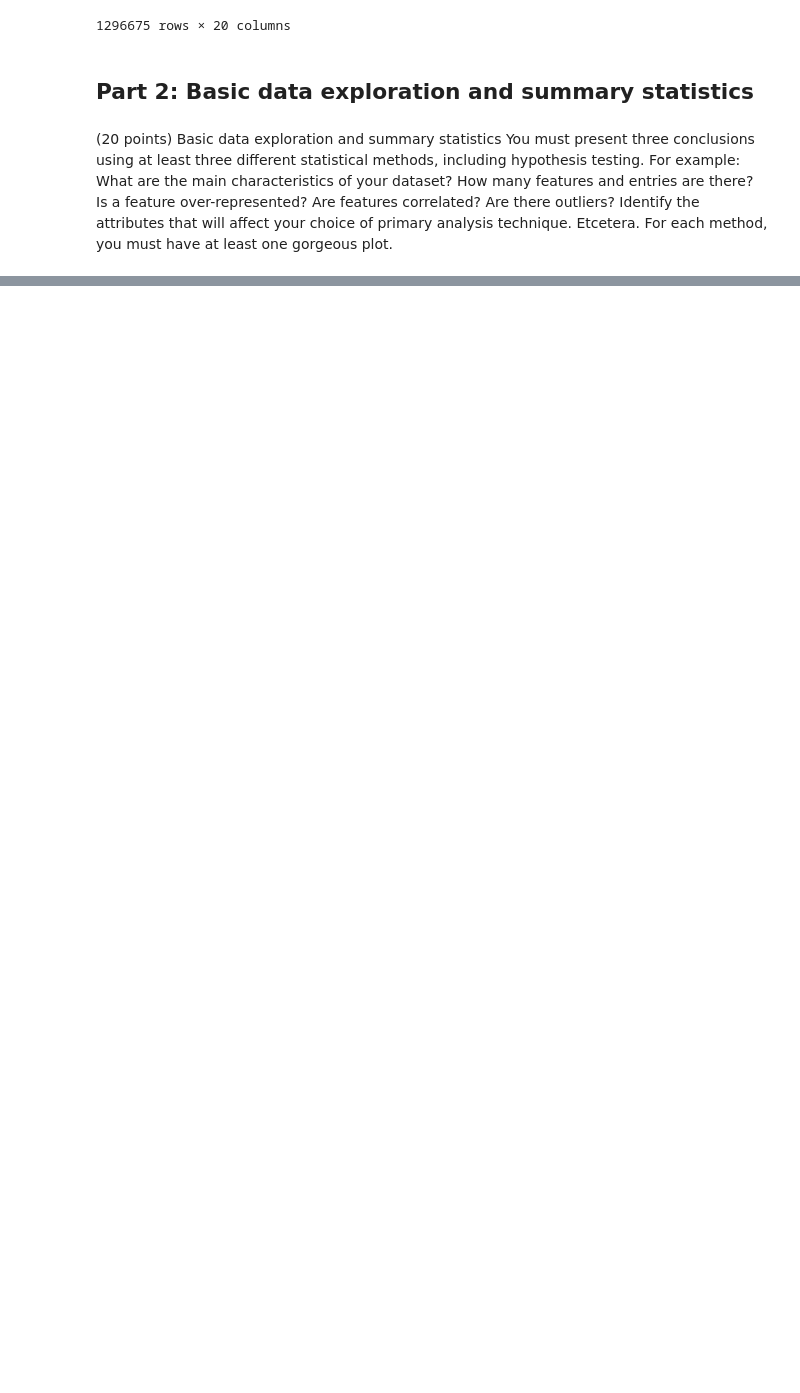
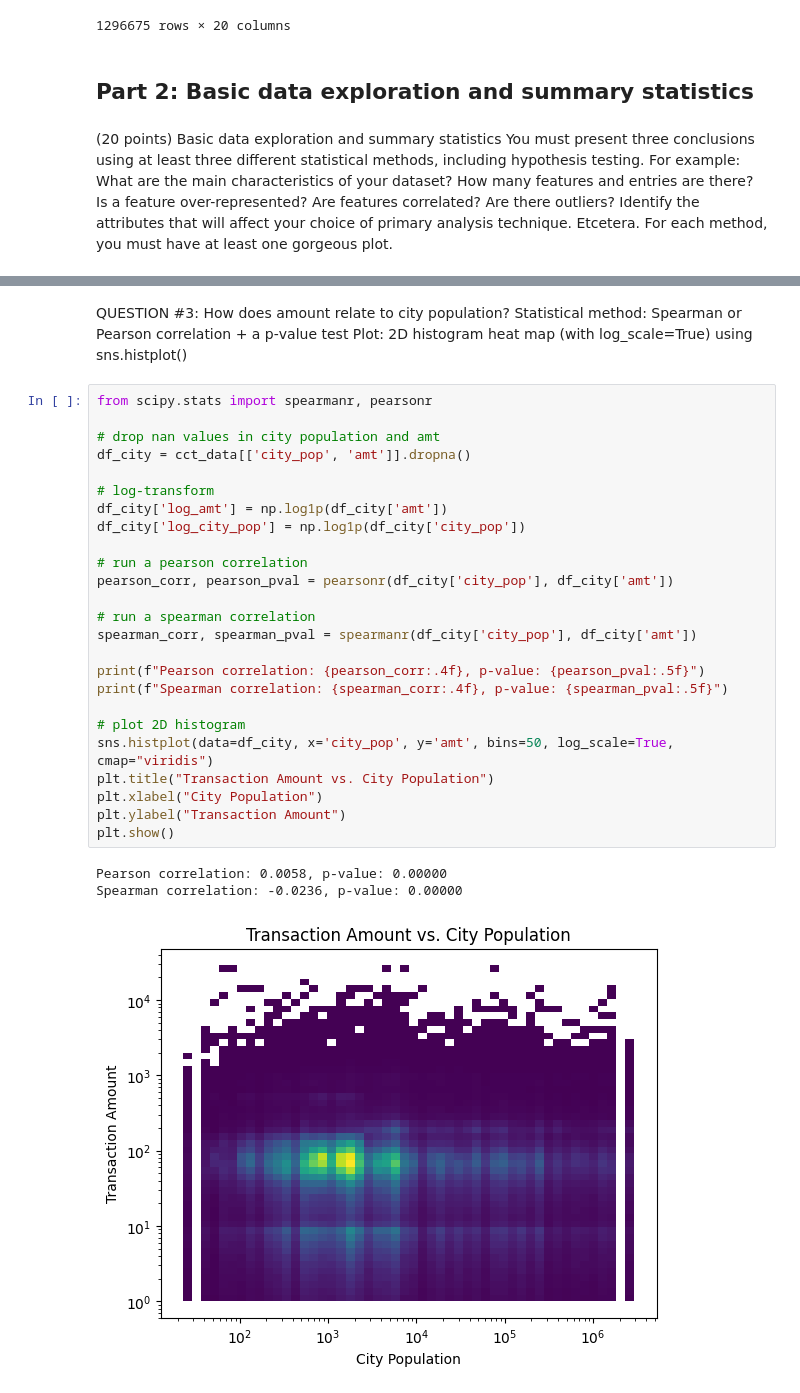
Before and after one commit to gsarav/cmsc320finalproject, a Jupyter notebook: main.ipynb, the cells around one changed output, grey strips where cells are left out. Saved outputs shown, nothing was run; the diff lists cells and outputs as text; blank space fills up the shorter version.

```diff
--- a/main.ipynb
+++ b/main.ipynb
@@ -146,0 +250,31 @@ Plot: Box plot of transaction amount across age bins (log-scaled, labeled)
+# %% [markdown]
+QUESTION #3: How does amount relate to city population? Statistical method: Spearman or Pearson correlation + a p‑value test Plot: 2D histogram heat map (with log_scale=True) using sns.histplot()
+# %%
+from scipy.stats import spearmanr, pearsonr
+
+# drop nan values in city population and amt
+df_city = cct_data[['city_pop', 'amt']].dropna()
+
+# log-transform
+df_city['log_amt'] = np.log1p(df_city['amt'])
+df_city['log_city_pop'] = np.log1p(df_city['city_pop'])
+
+# run a pearson correlation
+pearson_corr, pearson_pval = pearsonr(df_city['city_pop'], df_city['amt'])
+
+# run a spearman correlation
+spearman_corr, spearman_pval = spearmanr(df_city['city_pop'], df_city['amt'])
+
+print(f"Pearson correlation: {pearson_corr:.4f}, p-value: {pearson_pval:.5f}")
+print(f"Spearman correlation: {spearman_corr:.4f}, p-value: {spearman_pval:.5f}")
+
+# plot 2D histogram
+sns.histplot(data=df_city, x='city_pop', y='amt', bins=50, log_scale=True, cmap="viridis")
+plt.title("Transaction Amount vs. City Population")
+plt.xlabel("City Population")
+plt.ylabel("Transaction Amount")
+plt.show()
+# %% [output]
+Pearson correlation: 0.0058, p-value: 0.00000
+Spearman correlation: -0.0236, p-value: 0.00000
+[figure, added]
```
Also changed, not shown: parts of 16 cells of this notebook.
